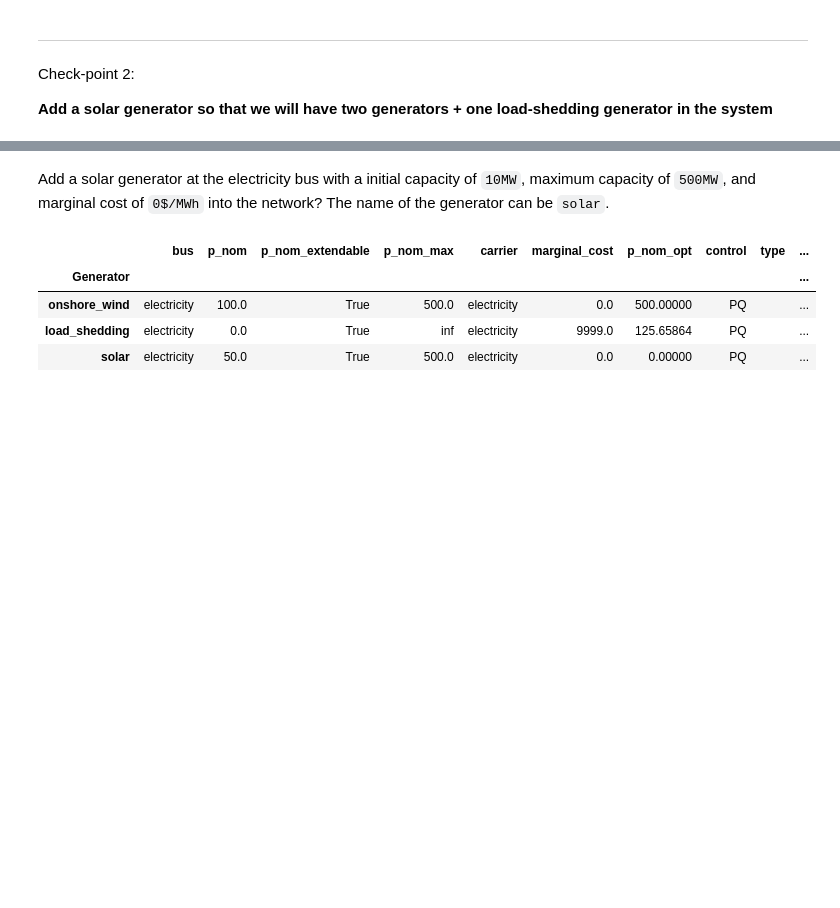
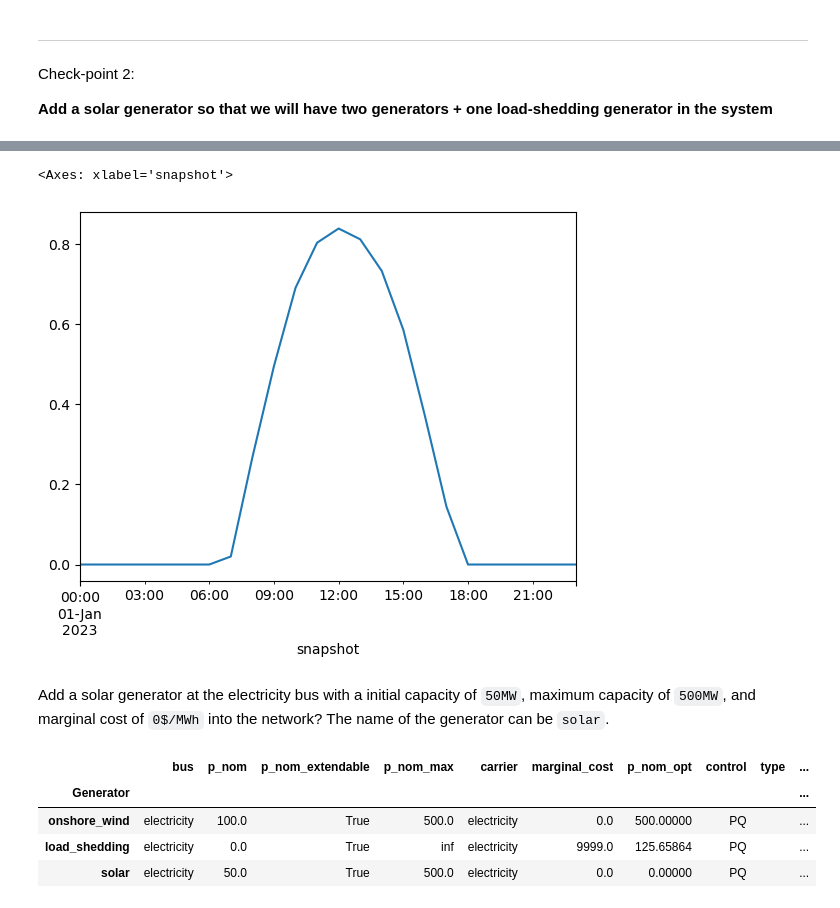
Before and after one commit to agoenergy/pypsa-h2-training, a Jupyter notebook: day 2/excercise_1_basic_green_h2_system_solution.ipynb, the cells around one changed output, grey strips where cells are left out. Saved outputs shown, nothing was run; the diff lists cells and outputs as text; code cells hidden in the pictures; blank space fills up the shorter version.

```diff
--- a/day 2/excercise_1_basic_green_h2_system_solution.ipynb
+++ b/day 2/excercise_1_basic_green_h2_system_solution.ipynb
@@ -275,8 +268,13 @@ INFO:pypsa.io:Imported network network_d2_e1.nc has buses, generators, links, lo
 solar_pattern = pd.read_csv("../data/weather data/example_solar_daily_pattern.csv")["daily pattern"]
 # annual time-series availability of solar (just a simplified example)
 solar_profile = pd.Series(list(solar_pattern)*365, index=network.snapshots)
+# %%
+solar_profile.head(24).plot()
+# %% [output]
+<Axes: xlabel='snapshot'>
+[figure, added]
 # %% [markdown]
-Add a solar generator at the electricity bus with a initial capacity of `10MW`, maximum capacity of `500MW`, and marginal cost of `0$/MWh` into the network? The name of the generator can be `solar`.
+Add a solar generator at the electricity bus with a initial capacity of `50MW`, maximum capacity of `500MW`, and marginal cost of `0$/MWh` into the network? The name of the generator can be `solar`.
 # %%
 network.add(
       class_name="Generator",
```
Also changed, not shown: parts of 9 cells of this notebook, 6 other files.
